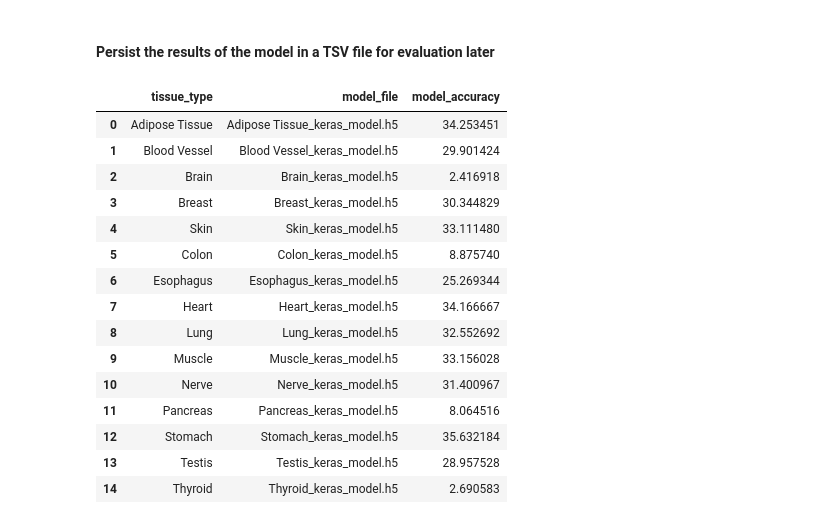
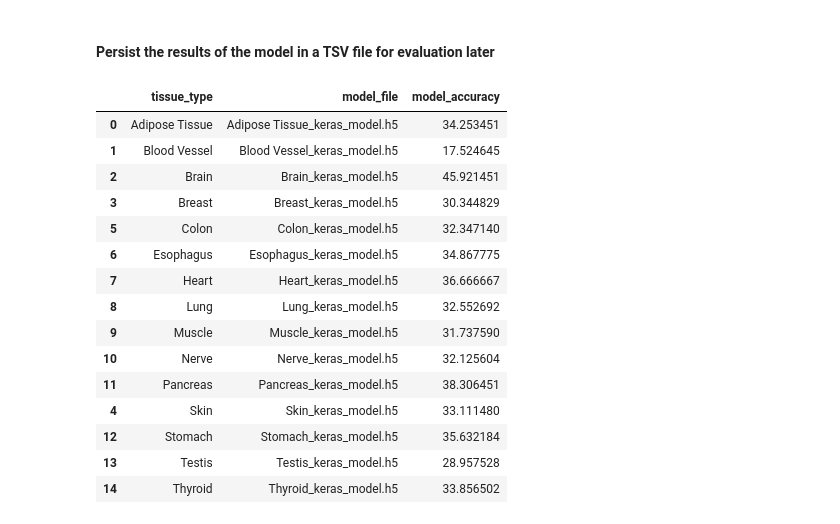
Before and after one commit to edgeslab/cs418-project-RNAge, a Jupyter notebook: Tensorflow_Keras_model.ipynb, the cells around one changed output. Saved outputs shown, nothing was run; the diff lists cells and outputs as text; code cells hidden in the pictures.

Commit message:
Updated Keras model to normalize the attribute.
Attributes were normalized using Min_max normalizer and an increased accuracy score was observed, though it was on par with other models.

```diff
--- a/Tensorflow_Keras_model.ipynb
+++ b/Tensorflow_Keras_model.ipynb
@@ -137,19 +138,30 @@ for tissue in tissue_types:
 
             print("Tissue type: ", TISSUE)
 
+            pdd = pdd.drop(pdd.columns[0], axis='columns')
+
+            print(pdd.shape)
+            min_max_scaler = preprocessing.MinMaxScaler()
+            np_scaled = min_max_scaler.fit_transform(pdd)
+            pdd = pd.DataFrame(np_scaled)
+            #df_normalized
+            print(pdd.shape)
+
             numpy_matrix = pdd.as_matrix()
-            numpy_matrix1 = np.delete(numpy_matrix, 0, axis=1) #Deleting the first column since it contains the gene id and does not play any role in classification
-
+            #numpy_matrix1 = np.delete(numpy_matrix, 0, axis=1) #Deleting the first column since it contains the gene id and does not play any role in classification
+            display(numpy_matrix.shape)
+            #break
             #Categorizing the target column and performing one-hot encoding
             tissue_meta=meta[meta['SMTS']==TISSUE]
             encoder = LabelEncoder()
             age_y = tissue_meta['AGE']
+            print(age_y.shape)
             encoder.fit(tissue_meta['AGE'])
             encoded_Y = encoder.transform(tissue_meta['AGE'])
             dummy_y = tf.keras.utils.to_categorical(encoded_Y)
 
             #Training the model for the current tissue type
-            acc, fileName = k_model.model_train(numpy_matrix1, dummy_y)
+            acc, fileName = k_model.model_train(numpy_matrix, dummy_y)
             if acc != -1:
                 try:
                     acc = acc * 100
@@ -161,5 +173,6 @@ for tissue in tissue_types:
                     print("Error occurred for tissue type: ", TISSUE)
             print("\n")
             break
+    #break
 # %% [output]
 Tissue type:  Adipose Tissue
@@ -185,29 +270,31 @@ Final accuracy: 2.6905829086899757
 # %%
 keras_model_pd = pd.DataFrame(
     data = {
         'tissue_type': tissue_type,
         'model_file': tissue_model_persist,
         'model_accuracy': tissue_model_accuracy
     }
 )
 
+keras_model_pd = keras_model_pd.sort_values('tissue_type')
+
 keras_model_pd.to_csv("keras_model_results.tsv",sep="\t",index=False)
 
 keras_model_pd
 # %% [output]
 |  | tissue_type | model_file | model_accuracy |
 | 0 | Adipose Tissue | Adipose Tissue_keras_model.h5 | 34.253451 |
-| 1 | Blood Vessel | Blood Vessel_keras_model.h5 | 29.901424 |
-| 2 | Brain | Brain_keras_model.h5 | 2.416918 |
+| 1 | Blood Vessel | Blood Vessel_keras_model.h5 | 17.524645 |
+| 2 | Brain | Brain_keras_model.h5 | 45.921451 |
 | 3 | Breast | Breast_keras_model.h5 | 30.344829 |
+| 5 | Colon | Colon_keras_model.h5 | 32.347140 |
+| 6 | Esophagus | Esophagus_keras_model.h5 | 34.867775 |
+| 7 | Heart | Heart_keras_model.h5 | 36.666667 |
+| 8 | Lung | Lung_keras_model.h5 | 32.552692 |
+| 9 | Muscle | Muscle_keras_model.h5 | 31.737590 |
+| 10 | Nerve | Nerve_keras_model.h5 | 32.125604 |
+| 11 | Pancreas | Pancreas_keras_model.h5 | 38.306451 |
 | 4 | Skin | Skin_keras_model.h5 | 33.111480 |
-| 5 | Colon | Colon_keras_model.h5 | 8.875740 |
-| 6 | Esophagus | Esophagus_keras_model.h5 | 25.269344 |
-| 7 | Heart | Heart_keras_model.h5 | 34.166667 |
-| 8 | Lung | Lung_keras_model.h5 | 32.552692 |
-| 9 | Muscle | Muscle_keras_model.h5 | 33.156028 |
-| 10 | Nerve | Nerve_keras_model.h5 | 31.400967 |
-| 11 | Pancreas | Pancreas_keras_model.h5 | 8.064516 |
 | 12 | Stomach | Stomach_keras_model.h5 | 35.632184 |
 | 13 | Testis | Testis_keras_model.h5 | 28.957528 |
-| 14 | Thyroid | Thyroid_keras_model.h5 | 2.690583 |
+| 14 | Thyroid | Thyroid_keras_model.h5 | 33.856502 |
```
Also changed, not shown: parts of 3 cells of this notebook, 3 other files.
